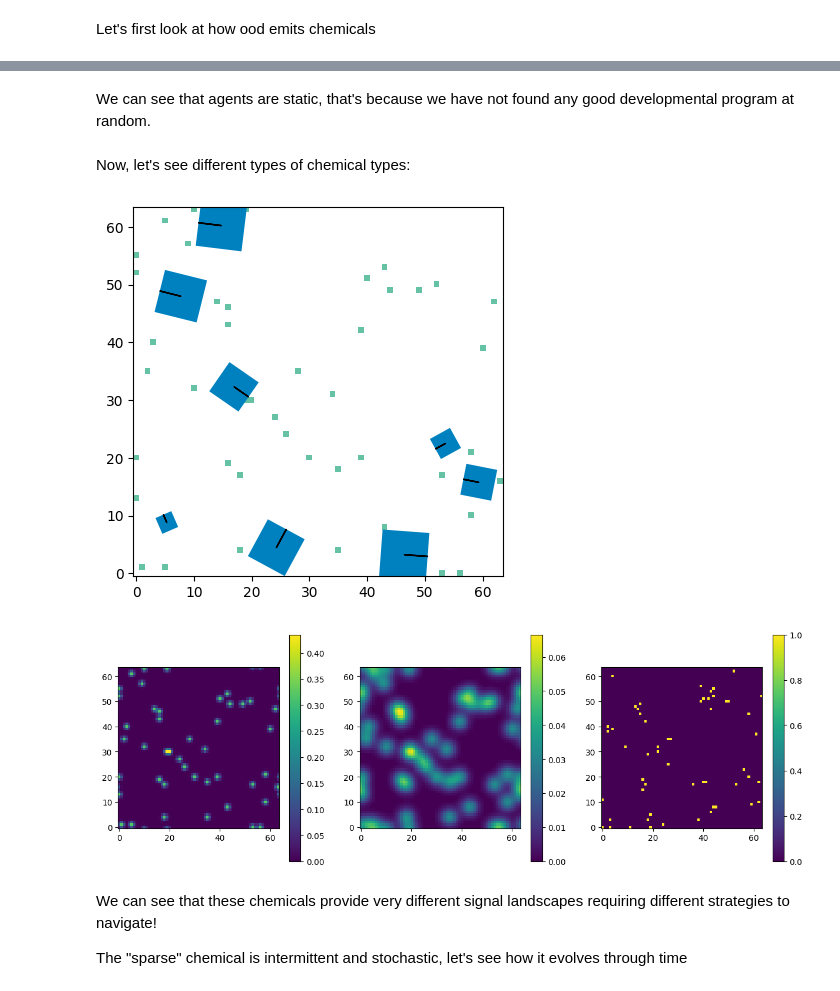
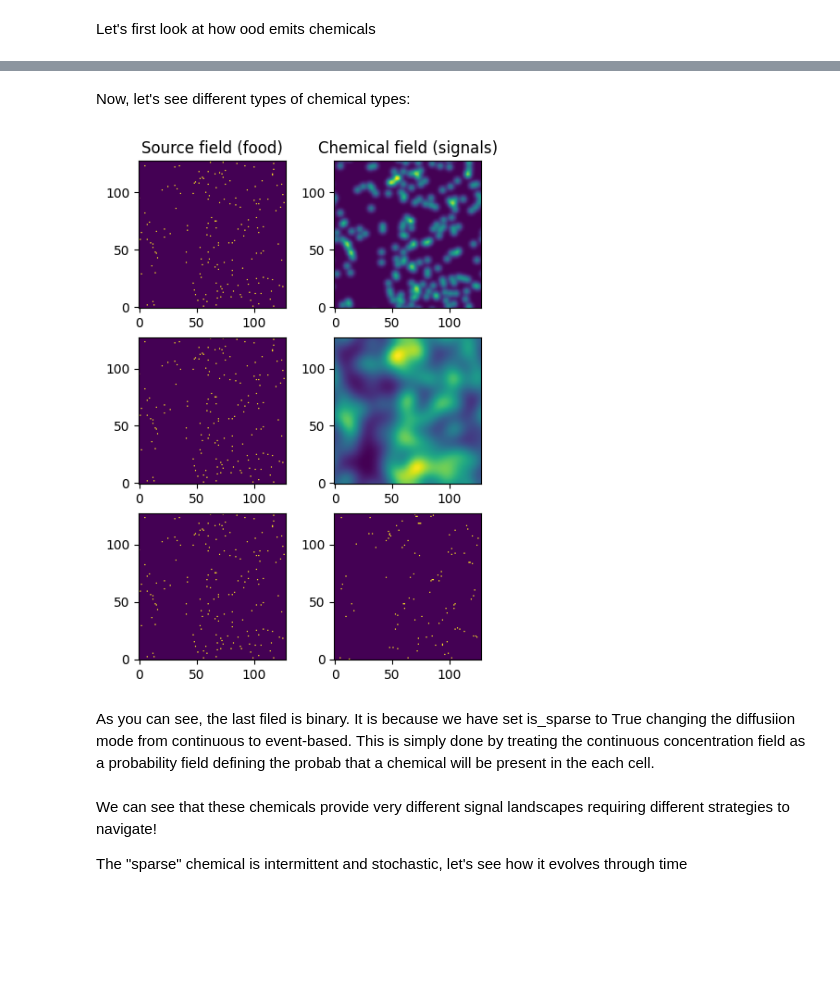
Before and after one commit to erwanplantec/ecoevodevox, a Jupyter notebook: notebooks/demo.ipynb, the cells around one changed output, grey strips where cells are left out. Cells and saved outputs as stored; diff of their text form; code cells hidden in the pictures; blank space fills up the shorter version.

```diff
--- a/notebooks/demo.ipynb
+++ b/notebooks/demo.ipynb
@@ -211,9 +232,12 @@ plt.show()
 # %% [markdown]
 Let's first look at how ood emits chemicals
 # %%
-chemical_fields = world._compute_chemical_fields(state, jr.key(1))
-fig, axs = plt.subplots(1, 2, figsize=(10, 5))
-for ax, field in zip(axs, chemical_fields):
-    ax.imshow(field.T, origin="lower")
+chemical_fields = world.compute_chemical_fields(env_state, key=jr.key(1))
+fig, axs = plt.subplots(chemical_fields.shape[0], 2, figsize=(10, 5), squeeze=False)
+for ax, source, chem in zip(axs, env_state.food, chemical_fields):
+    ax[0].imshow(source.T, origin="lower")
+    ax[1].imshow(chem.T, origin="lower")
+axs[0,0].set_title("Source field (food)")
+axs[0,1].set_title("Chemical field (signals)")
 plt.show()
 # %% [output]
@@ -254,7 +244,0 @@ state, data = jax.lax.scan(step, state, jr.split(jr.key(1), 500))
-# %%
-from celluloid import Camera
-fig, ax = plt.subplots(figsize=(5,5))
-cam = Camera(fig)
-cam = world.render_states(data, ax, cam)
-ani = cam.animate(interval=60)
-display(HTML(ani.to_html5_video()))
@@ -264,11 +245,6 @@ display(HTML(ani.to_html5_video()))
-# %% [markdown]
-We can see that agents are static, that's because we have not found any good developmental program at random.
 # %% [markdown]
 Now, let's see different types of chemical types:
 # %%
-import jax.numpy as jnp
-from src.eco.gridworld import FoodType, ChemicalType
-
 ft1 = FoodType(growth_rate=jnp.full((1,), 0.0 ), #not growing
                dmin=jnp.full((1,), 1.0),
                dmax=jnp.full((1,), 2.0),
@@ -280,38 +256,36 @@ ft1 = FoodType(growth_rate=jnp.full((1,), 0.0 ), #not growing
 
 food_types = ft1
 
-ct1 = ChemicalType(diffusion_rate=jnp.full((1,), 1.0),
+ct1 = ChemicalType(diffusion_rate=jnp.full((1,), 10.0),
                    is_sparse=jnp.full((1,), False),
                    emission_rate=jnp.full((1,), 0.0))
 
-ct2 = ChemicalType(diffusion_rate=jnp.full((1,), 10.0), # Higher diffusion rate
+ct2 = ChemicalType(diffusion_rate=jnp.full((1,), 100.0), # Higher diffusion rate
                    is_sparse=jnp.full((1,), False),
                    emission_rate=jnp.full((1,), 1.0))
 
 ct3 = ChemicalType(diffusion_rate=jnp.full((1,), 5.0),
                    is_sparse=jnp.full((1,), True),  # sparse emission
-                   emission_rate=jnp.full((1,), 1.0))
+                   emission_rate=jnp.full((1,), 0.05))
 
 chemical_types = jax.tree.map(lambda a, b, c: jnp.concatenate([a, b, c], axis=0), ct1, ct2, ct3)
 # %%
 # we can instantiate a wold with the same agent interface and mutation function than before
-world = GridWorld(cfg, agent_interface, mutation_fn, food_types=food_types, chemical_types=chemical_types, key=jr.key(10))
+world = GridWorld(world_cfg, food_types=food_types, chemical_types=chemical_types)
+env_state = world.init(key=jr.key(8))
 # %%
-state = world.init(jr.key(1))
-
-world.render(state)
+chemical_fields = world.compute_chemical_fields(env_state, key=jr.key(1))
+fig, axs = plt.subplots(chemical_fields.shape[0], 2, figsize=(5, 7), squeeze=False)
+for ax, chem in zip(axs, chemical_fields):
+    ax[0].imshow(env_state.food[0].T, origin="lower")
+    ax[1].imshow(chem.T, origin="lower")
+axs[0,0].set_title("Source field (food)")
+axs[0,1].set_title("Chemical field (signals)")
 plt.show()
 # %% [output]
-[figure, old version]
+[figure, new version]
-# %%
-chemical_fields = world._compute_chemical_fields(state, jr.key(1))
-fig, axs = plt.subplots(1, 3, figsize=(15, 5))
-for ax, field in zip(axs, chemical_fields[1:]):
-    sc = ax.imshow(field.T, origin="lower")
-    plt.colorbar(sc, ax=ax)
-plt.show()
-# %% [output]
-[figure, removed]
+# %% [markdown]
+As you can see, the last filed is binary. It is because we have set is_sparse to True changing the diffusiion mode from continuous to event-based. This is simply done by treating the continuous concentration field as a probability field defining the probab that a chemical will be present in the each cell.
 # %% [markdown]
 We can see that these chemicals provide very different signal landscapes requiring different strategies to navigate!
 
```
Also changed, not shown: parts of 29 cells of this notebook, 43 other files.
